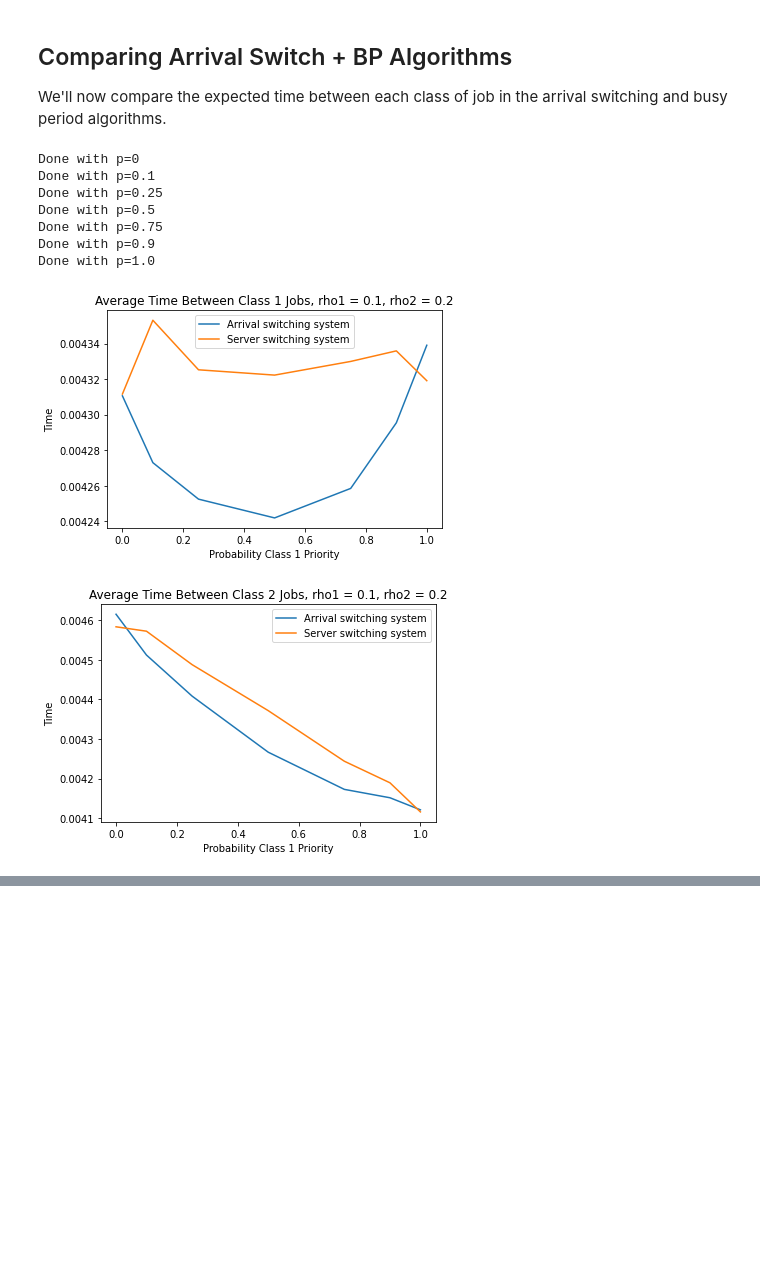
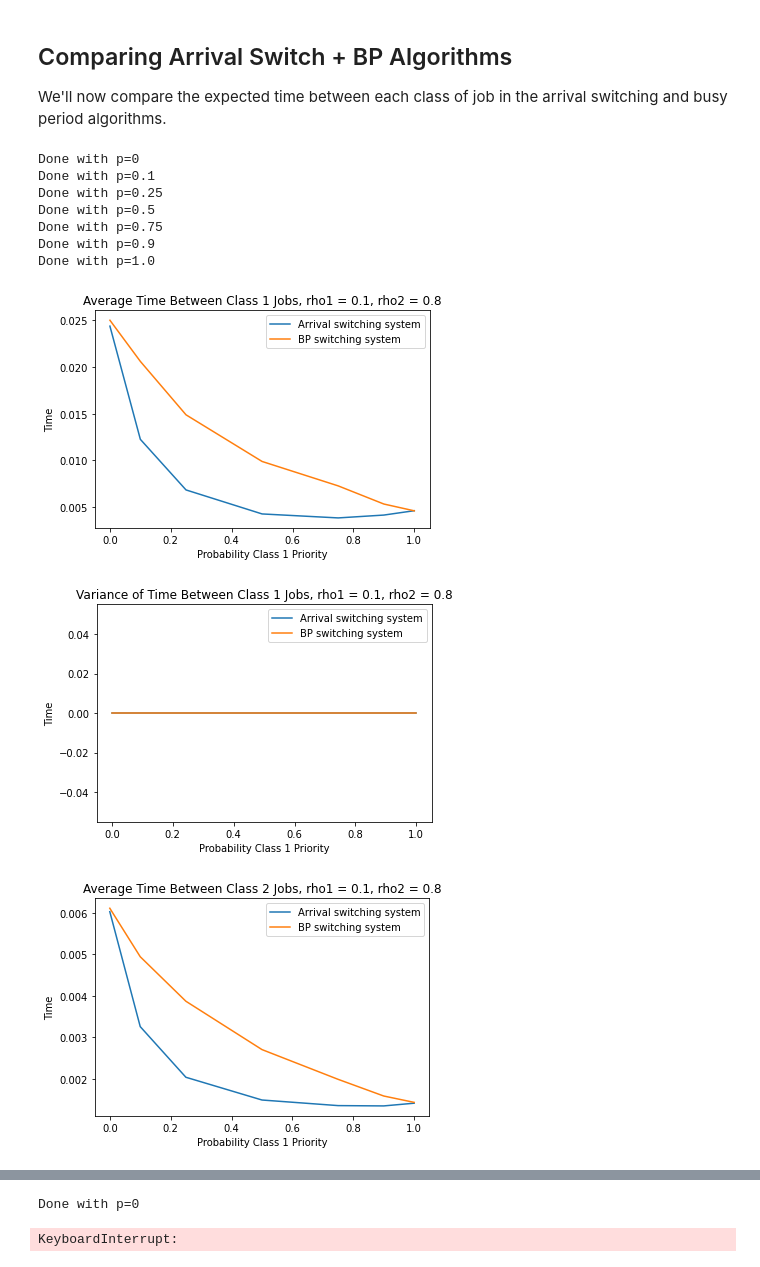
Before and after one commit to vchowdhary/HybridPrioritySimulations, a Jupyter notebook: plots.ipynb, the cells around one changed output, grey strips where cells are left out. Drawn from its saved outputs; the diff is of its cells as text; code cells hidden in the pictures; blank space fills up the shorter version.

Commit message:
Added variance computation

```diff
--- a/plots.ipynb
+++ b/plots.ipynb
@@ -482,17 +482,29 @@ def make_mixing_time_plots(num_runs, num_jobs_per_run, rho1, rho2, mu1, mu2):
     arr_MT1s = []
     arr_MT2s = []
 
+    arr_VT1s = []
+    arr_VT2s = []
+
     bp_MT1s = []
     bp_MT2s = []
+
+    bp_VT1s = []
+    bp_VT2s = []
 
     probs = [0, 0.1, 0.25, 0.5, 0.75, 0.9, 1.0]
     for i in range(len(probs)):
         p = probs[i]
-        arr_MT1, arr_MT2 = run_switching_np(num_runs, num_jobs_per_run, lambda1, lambda2, mu1, mu2, p, False)
-        bp_MT1, bp_MT2 = run_bp_np(num_runs, num_jobs_per_run, lambda1, lambda2, mu1, mu2, p, False)
+        arr_MT1, arr_MT2, arr_VT1, arr_VT2 = run_switching_np(num_runs, num_jobs_per_run, lambda1, lambda2, mu1, mu2, p, False)
+        bp_MT1, bp_MT2, bp_VT1, bp_VT2 = run_bp_np(num_runs, num_jobs_per_run, lambda1, lambda2, mu1, mu2, p, False)
 
         arr_MT1s.append(arr_MT1)
         arr_MT2s.append(arr_MT2)
+
+        arr_VT1s.append(arr_VT1)
+        arr_VT2s.append(arr_VT2)
+
+        bp_VT1s.append(bp_VT1)
+        bp_VT2s.append(bp_VT2)
 
         bp_MT1s.append(bp_MT1)
         bp_MT2s.append(bp_MT2)
@@ -507,6 +519,14 @@ def make_mixing_time_plots(num_runs, num_jobs_per_run, rho1, rho2, mu1, mu2):
     plt.ylabel('Time')
     plt.show()
 
+    plt.plot(probs, arr_VT1s, label="Arrival switching system")
+    plt.plot(probs, bp_VT1s, label="BP switching system")
+    plt.legend()
+    plt.title('Variance of Time Between Class 1 Jobs, rho1 = {}, rho2 = {}'.format(rho1, rho2))
+    plt.xlabel('Probability Class 1 Priority')
+    plt.ylabel('Time')
+    plt.show()
+
     plt.plot(probs, arr_MT2s, label="Arrival switching system")
     plt.plot(probs, bp_MT2s, label="BP switching system")
     plt.legend()
@@ -514,15 +534,25 @@ def make_mixing_time_plots(num_runs, num_jobs_per_run, rho1, rho2, mu1, mu2):
     plt.xlabel('Probability Class 1 Priority')
     plt.ylabel('Time')
     plt.show()
+
+    plt.plot(probs, arr_VT2s, label="Arrival switching system")
+    plt.plot(probs, bp_VT2s, label="BP switching system")
+    plt.legend()
+    plt.title('Variance of Time Between Class 2 Jobs, rho1 = {}, rho2 = {}'.format(rho1, rho2))
+    plt.xlabel('Probability Class 1 Priority')
+    plt.ylabel('Time')
+    plt.show()
-# %%
-make_mixing_time_plots(400, 1000, 0.1, 0.2, 2000, 1000)
-# %% [output]
-Done with p=0
-Done with p=0.1
-Done with p=0.25
-Done with p=0.5
-Done with p=0.75
-Done with p=0.9
-Done with p=1.0
-[figure, removed]
-[figure, removed]
+# %%
+for (rho1, rho2) in [(0.1, 0.8), (0.1, 0.2), (0.3, 0.4), (0.4, 0.4), (0.1, 0.1), (0.3, 0.2), (0.7, 0.2)]:
+    make_mixing_time_plots(200, 800, rho1, rho2, 2000, 200)
+# %% [output]
+Done with p=0
+Done with p=0.1
+Done with p=0.25
+Done with p=0.5
+Done with p=0.75
+Done with p=0.9
+Done with p=1.0
+[figure, added]
+[figure, added]
+[figure, added]
@@ -528,0 +560,2 @@ Done with p=1.0
+Done with p=0
+KeyboardInterrupt:
```
Also changed, not shown: parts of 1 cell of this notebook, 4 other files.
